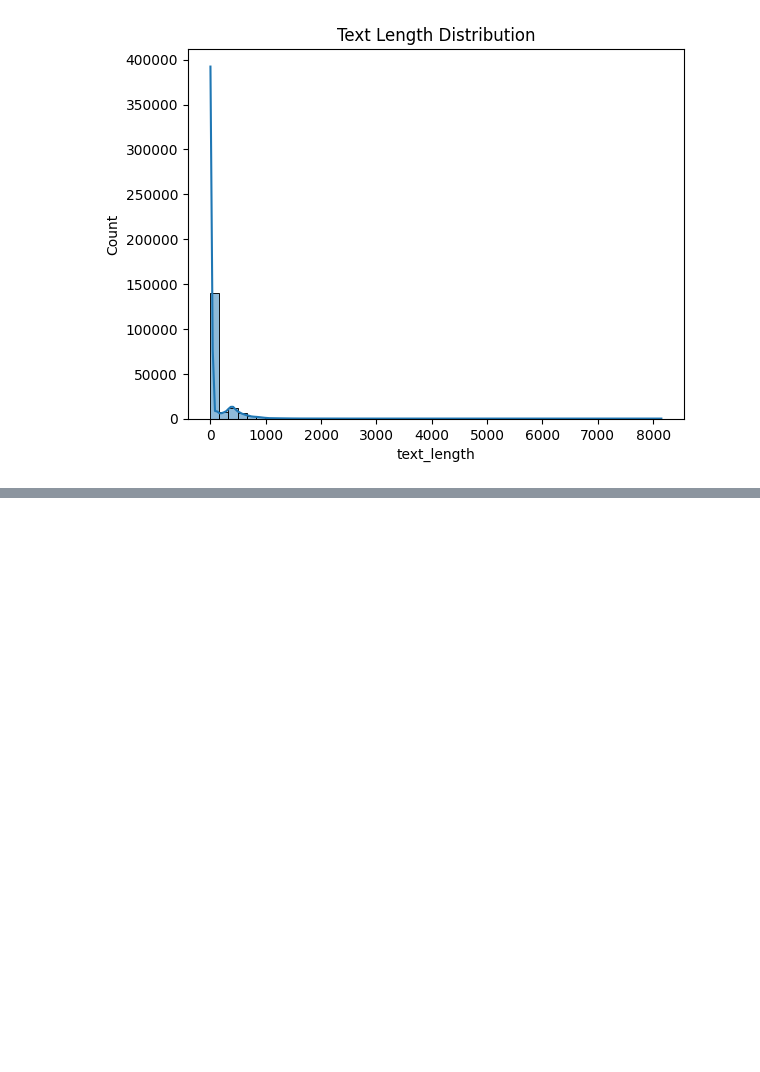
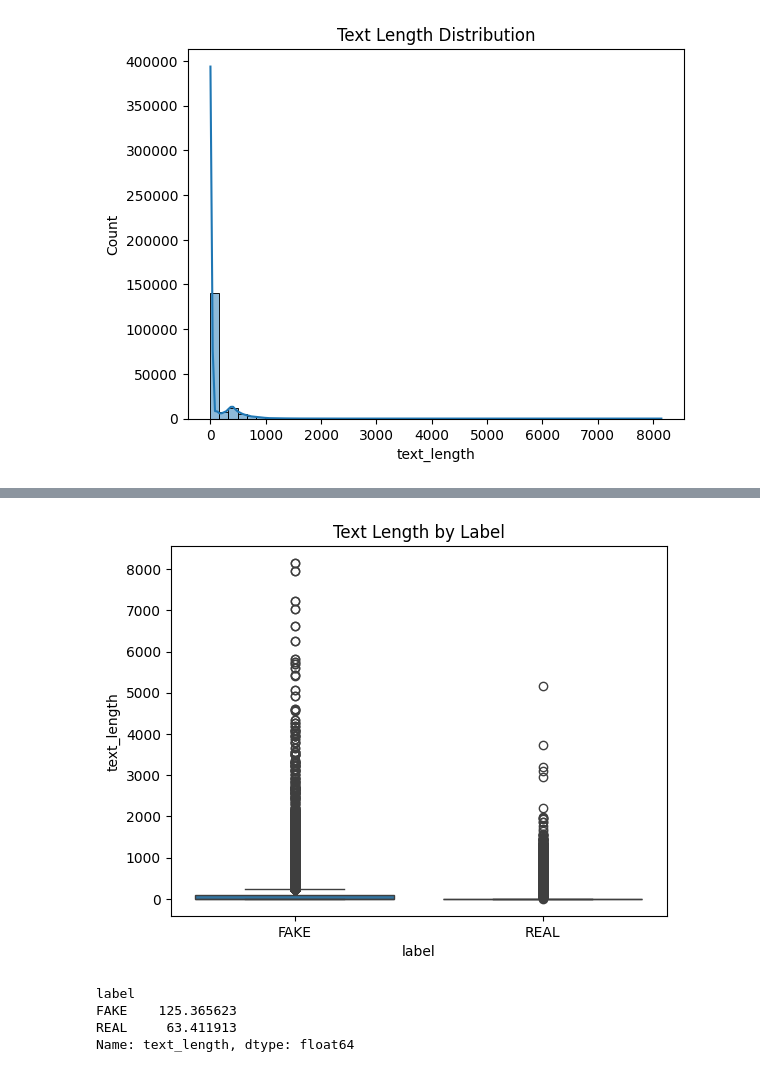
Before and after one commit to naheelkk/Factify, a Jupyter notebook: notebooks/01_data_exploration.ipynb, the cells around one changed output, grey strips where cells are left out. Drawn from its saved outputs; the diff is of its cells as text; code cells hidden in the pictures; blank space fills up the shorter version.

Commit message:
EDA: text length by label

```diff
--- a/notebooks/01_data_exploration.ipynb
+++ b/notebooks/01_data_exploration.ipynb
@@ -226,0 +239,16 @@ Top words in FAKE: [('the', 539072), ('to', 308515), ('of', 246028), ('and', 231
+# %%
+df = pd.read_csv('../data/processed/balanced_df.csv')
+
+df['text_length'] = df['text'].astype(str).apply(lambda x: len(x.split()))
+
+sns.boxplot(x='label',y='text_length',data=df)
+plt.title("Text Length by Label")
+plt.show()
+
+print(df.groupby('label')['text_length'].mean())
+# %% [output]
+[figure, added]
+label
+FAKE    125.365623
+REAL     63.411913
+Name: text_length, dtype: float64
```
Also changed, not shown: parts of 4 cells of this notebook, 3 other files.
